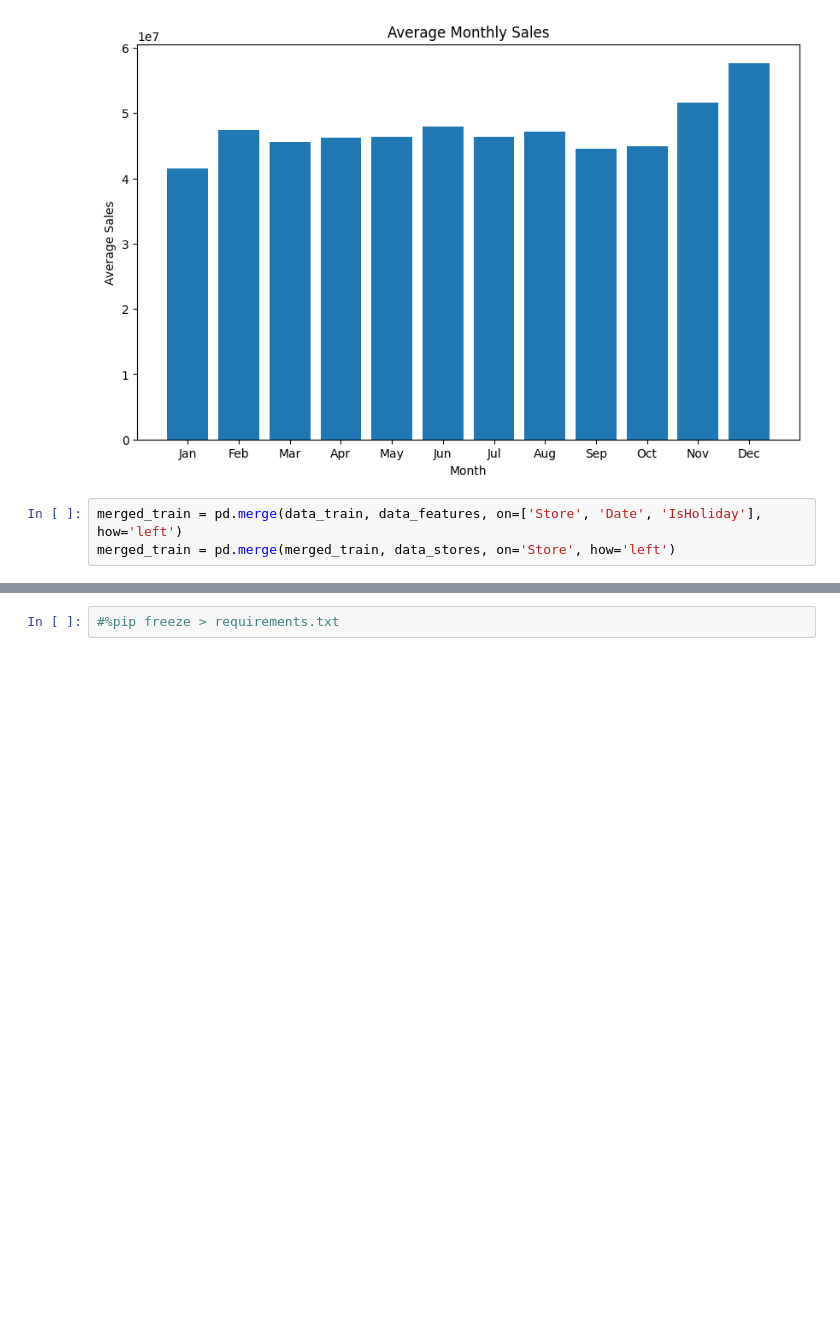
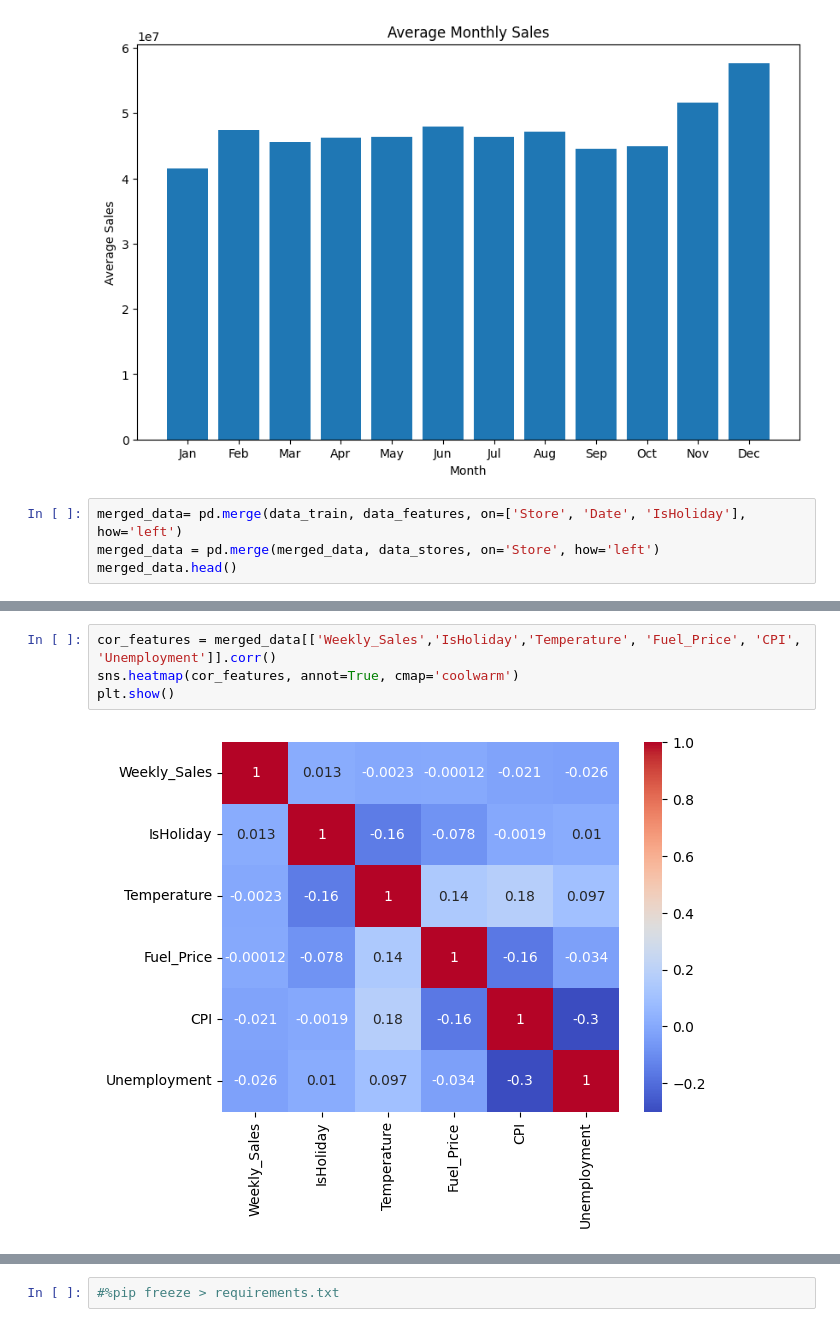
Before and after one commit to JakubKrz/Walmart-sales-analysis, a Jupyter notebook: Walmart-sales-analysis.ipynb, the cells around one changed output, grey strips where cells are left out. Saved outputs shown, nothing was run; the diff lists cells and outputs as text; blank space fills up the shorter version.

```diff
--- a/Walmart-sales-analysis.ipynb
+++ b/Walmart-sales-analysis.ipynb
@@ -155,5 +154,6 @@ plt.show()
 # %% [output]
 [figure]
 # %%
-merged_train = pd.merge(data_train, data_features, on=['Store', 'Date', 'IsHoliday'], how='left')
-merged_train = pd.merge(merged_train, data_stores, on='Store', how='left')
+merged_data= pd.merge(data_train, data_features, on=['Store', 'Date', 'IsHoliday'], how='left')
+merged_data = pd.merge(merged_data, data_stores, on='Store', how='left')
+merged_data.head()
@@ -159,0 +167,6 @@ merged_train = pd.merge(merged_train, data_stores, on='Store', how='left')
+# %%
+cor_features = merged_data[['Weekly_Sales','IsHoliday','Temperature', 'Fuel_Price', 'CPI', 'Unemployment']].corr()
+sns.heatmap(cor_features, annot=True, cmap='coolwarm')
+plt.show()
+# %% [output]
+[figure, added]
```
Also changed, not shown: parts of 6 cells of this notebook.
